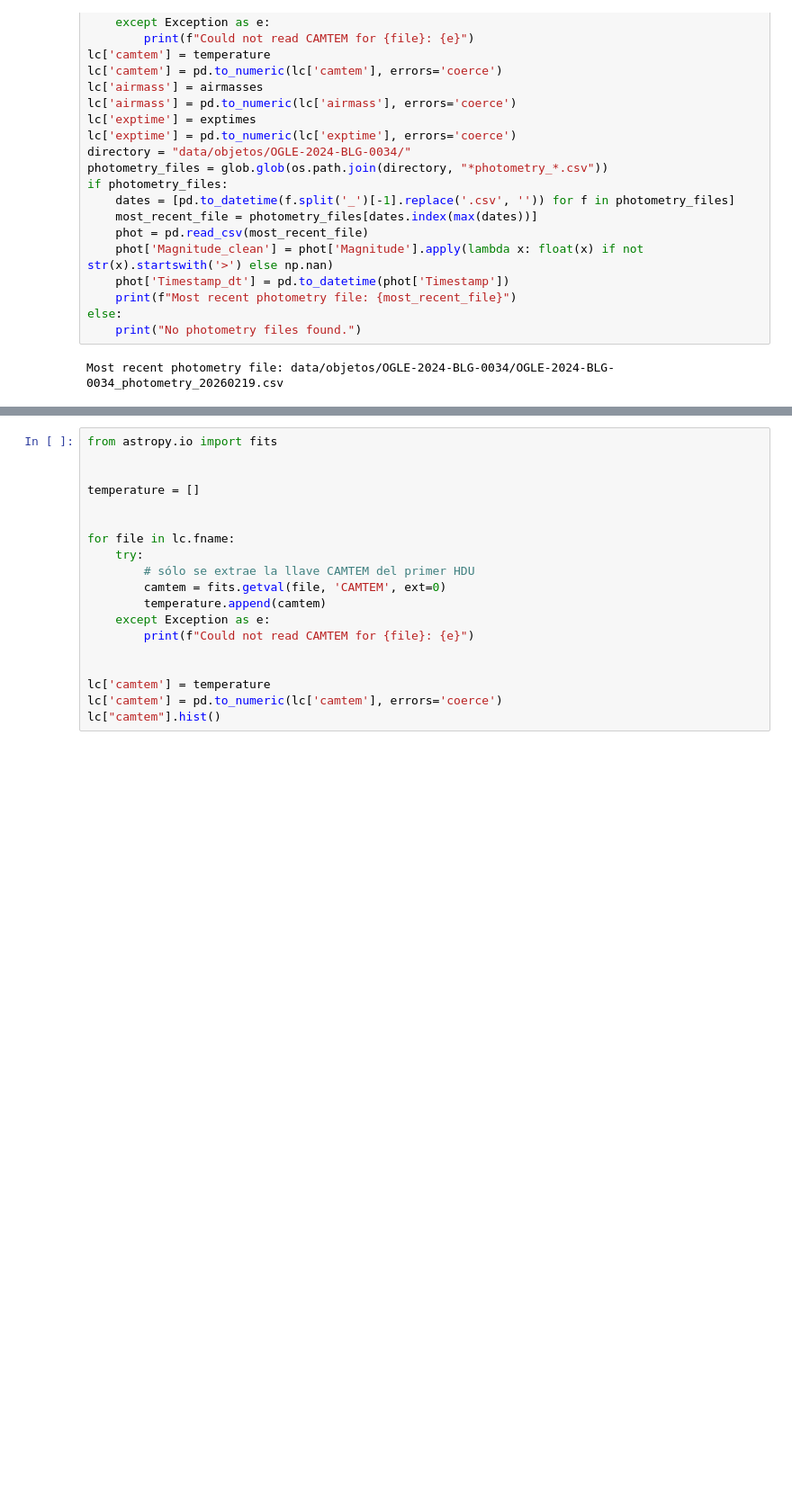
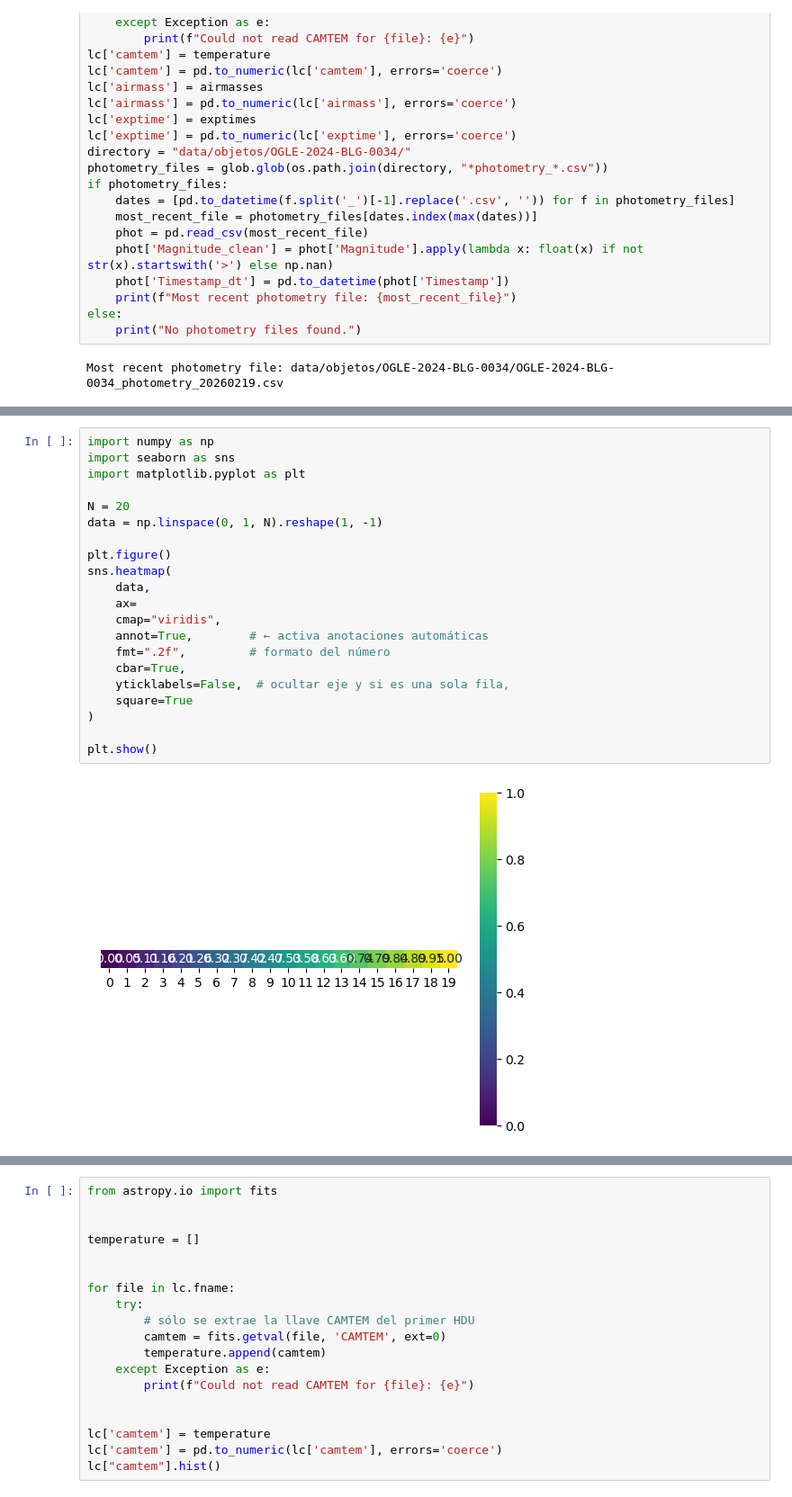
Before and after one commit to nowokaren/ulens_hsh, a Jupyter notebook: ulens_hsh/analyze_output.ipynb, the cells around one changed output, grey strips where cells are left out. Shown at 90% size. Saved outputs shown, nothing was run; the diff lists cells and outputs as text; blank space fills up the shorter version.

```diff
--- a/ulens_hsh/analyze_output.ipynb
+++ b/ulens_hsh/analyze_output.ipynb
@@ -603,0 +1028,23 @@ for night_date, lc_data in lc.groupby('night'):
+# %%
+import numpy as np
+import seaborn as sns
+import matplotlib.pyplot as plt
+
+N = 20
+data = np.linspace(0, 1, N).reshape(1, -1)
+
+plt.figure()
+sns.heatmap(
+    data,
+    ax=
+    cmap="viridis",
+    annot=True,        # ← activa anotaciones automáticas
+    fmt=".2f",         # formato del número
+    cbar=True,
+    yticklabels=False,  # ocultar eje y si es una sola fila,
+    square=True
+)
+
+plt.show()
+# %% [output]
+[figure, added]
```
Also changed, not shown: parts of 20 cells of this notebook, 5 other files.
